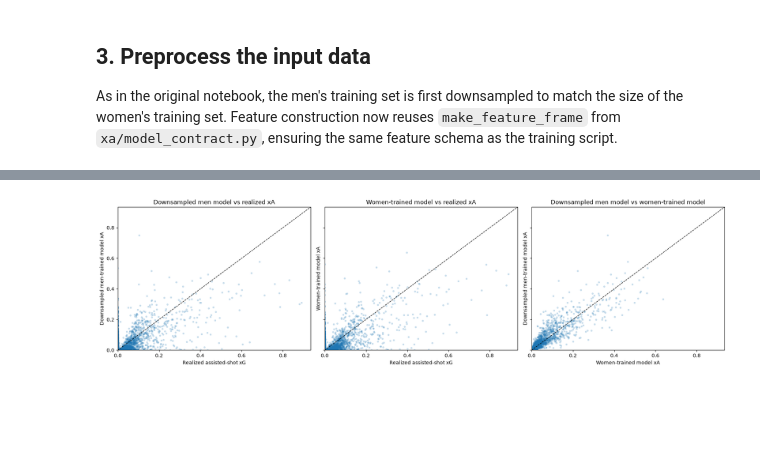
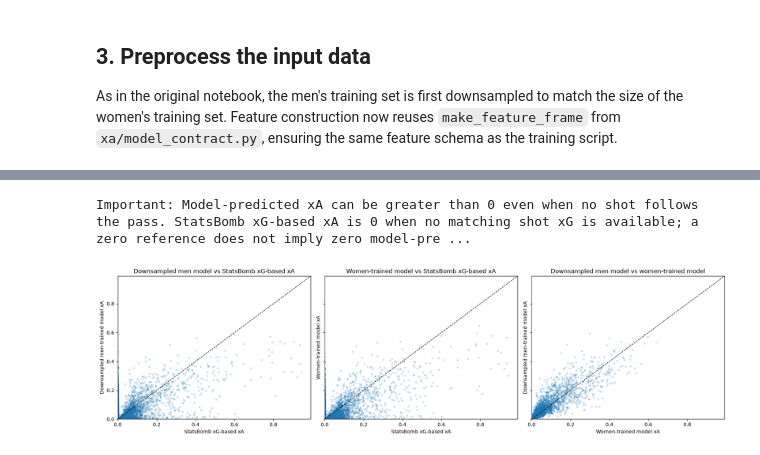
Before and after one commit to VictorYu379/womens-football-metrics-analysis, a Jupyter notebook: enriched_xa_features_competition_events.ipynb, the cells around one changed output, grey strips where cells are left out. Cells and saved outputs as stored; diff of their text form; code cells hidden in the pictures; blank space fills up the shorter version.

```diff
--- a/enriched_xa_features_competition_events.ipynb
+++ b/enriched_xa_features_competition_events.ipynb
@@ -26,6 +29,7 @@ import numpy as np
 import pandas as pd
 from scipy import stats
 from sklearn.base import clone
+from minutes.player_minutes import load_test_player_minutes
 
 warnings.filterwarnings("ignore")
 
@@ -44,10 +48,9 @@ DATA_DIR.mkdir(exist_ok=True)
 CACHE_DIR.mkdir(exist_ok=True)
 
 MIN_PASSES_PER_PLAYER = 100
-MIN_PASSES_PER_PASS_GROUP = 500
 MIN_PLAYERS_FOR_BUCKET_SPEARMAN = 2
 
-RESULTS_DIR = XA_CODE_DIR / "xa_all_models"
+RESULTS_DIR = XA_CODE_DIR / "xa" / "xa_all_models"
 TRAINING_RESULTS_PATH = RESULTS_DIR / "xa_original_training_results.json"
 if not TRAINING_RESULTS_PATH.exists():
     raise FileNotFoundError(TRAINING_RESULTS_PATH)
@@ -496,22 +498,27 @@ for source_label, prediction_column in [
 
 model_vs_realized_xa = pd.DataFrame(comparison_rows)
 display(model_vs_realized_xa.round(5))
+print(
+    "Important: Model-predicted xA can be greater than 0 even when no shot follows the pass. "
+    "StatsBomb xG-based xA is 0 when no matching shot xG is available; "
+    "a zero reference does not imply zero model-predicted assist probability."
+)
 
 fig, axes = plt.subplots(1, 3, figsize=(18, 5), sharex=True, sharey=True)
 scatter_specs = [
     (
         "assisted_shot_xg",
         "men_downsampled_model_xa",
-        "Realized assisted-shot xG",
+        "StatsBomb xG-based xA",
         "Downsampled men-trained model xA",
-        "Downsampled men model vs realized xA",
+        "Downsampled men model vs StatsBomb xG-based xA",
     ),
     (
         "assisted_shot_xg",
         "women_model_xa",
-        "Realized assisted-shot xG",
+        "StatsBomb xG-based xA",
         "Women-trained model xA",
-        "Women-trained model vs realized xA",
+        "Women-trained model vs StatsBomb xG-based xA",
     ),
     (
         "women_model_xa",
@@ -548,2 +555,3 @@ plt.show()
+Important: Model-predicted xA can be greater than 0 even when no shot follows the pass. StatsBomb xG-based xA is 0 when no matching shot xG is available; a zero reference does not imply zero model-pre ...
-[figure, old version]
+[figure, new version]
 # %% [markdown]
```
Also changed, not shown: parts of 58 cells of this notebook, 6 other files.
